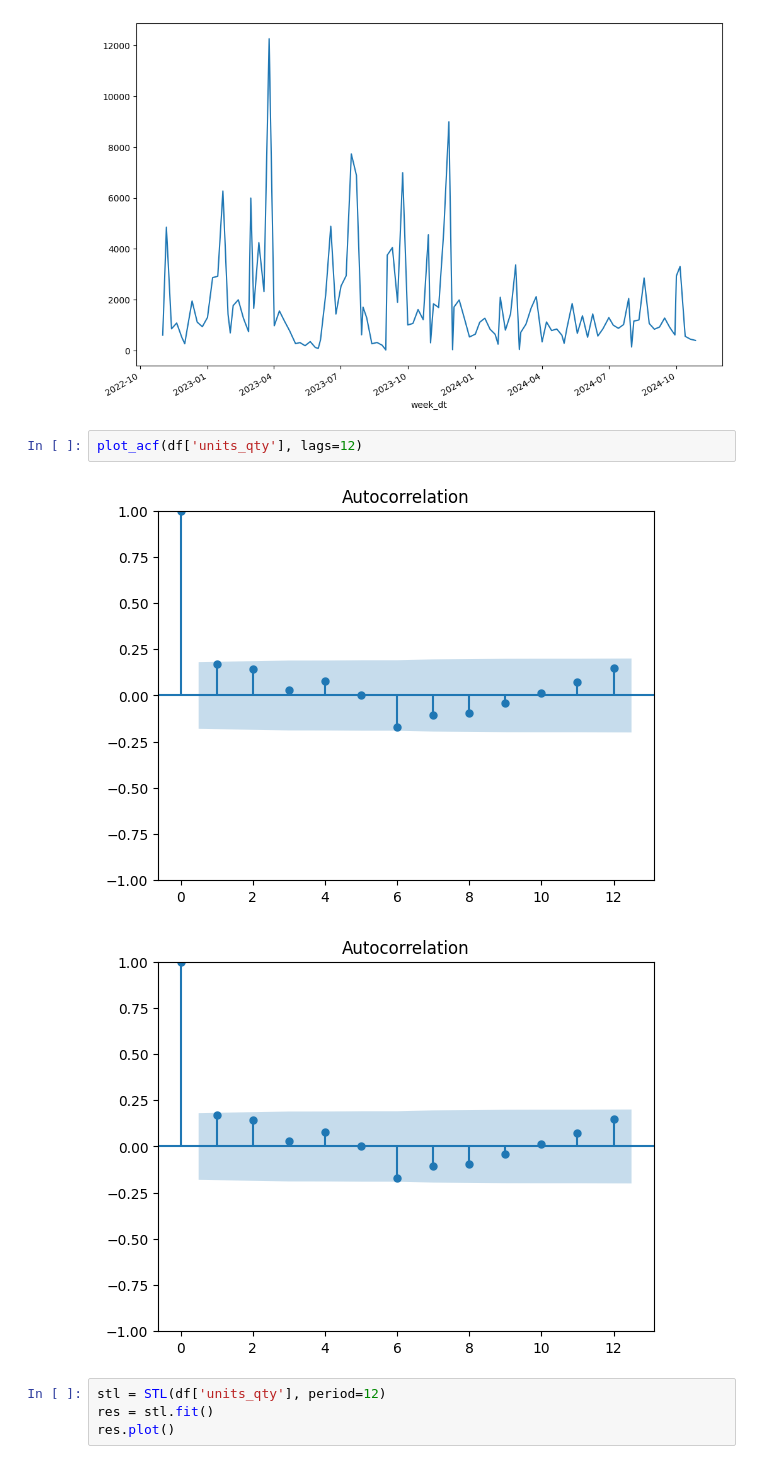
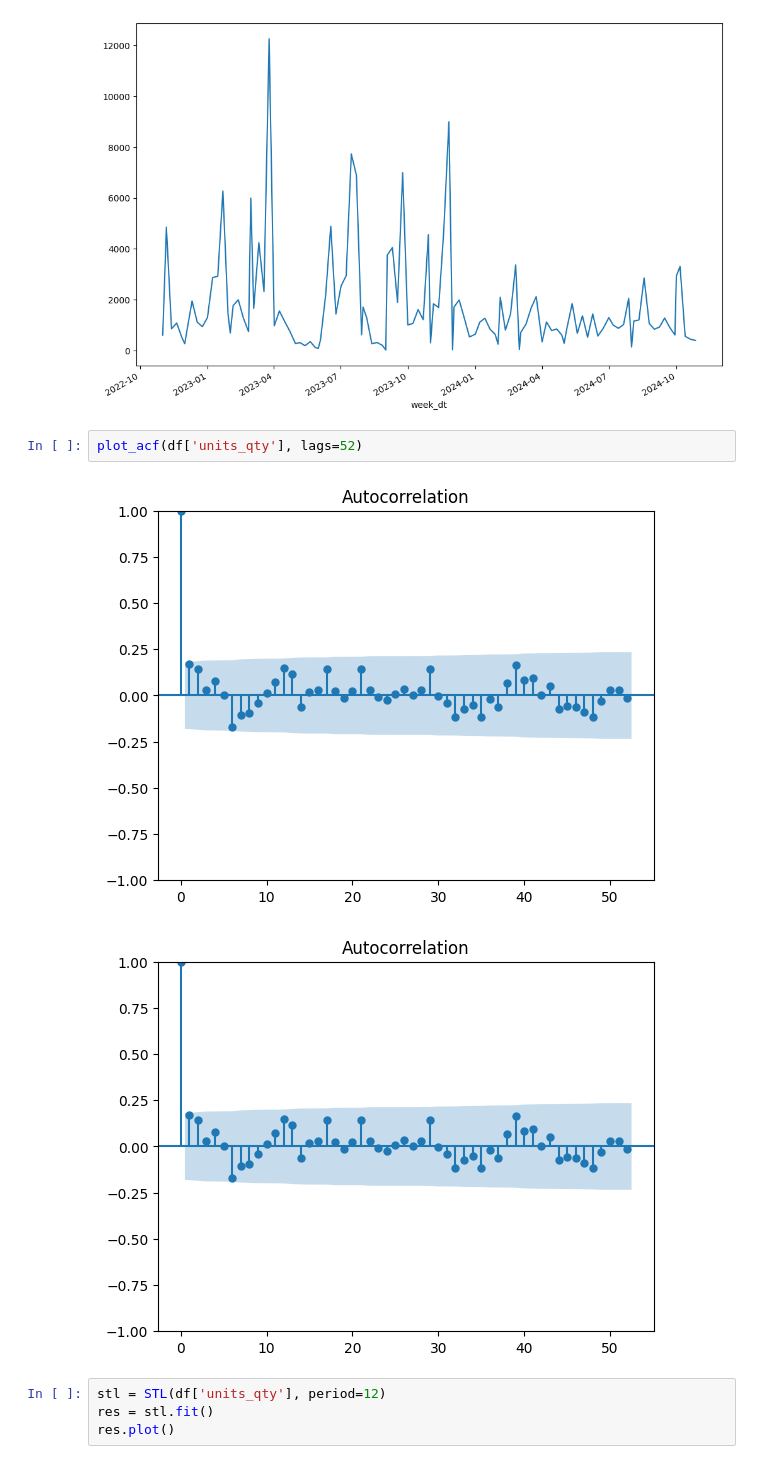
Before and after one commit to HenryJKS/kaggle-cases, a Jupyter notebook: IQVIA - Projeto Semanal de Demanda/Model - Sarimax.ipynb, the cells around one changed output. Cells and saved outputs as stored; diff of their text form.

```diff
--- a/IQVIA - Projeto Semanal de Demanda/Model - Sarimax.ipynb
+++ b/IQVIA - Projeto Semanal de Demanda/Model - Sarimax.ipynb
@@ -52,10 +53,10 @@ plt.show()
 # %% [output]
 [figure]
 # %%
-plot_acf(df['units_qty'], lags=12)
+plot_acf(df['units_qty'], lags=52)
 # %% [output]
-[figure, old version]
+[figure, new version]
-[figure, old version]
+[figure, new version]
 # %%
 stl = STL(df['units_qty'], period=12)
 res = stl.fit()
```
Also changed, not shown: parts of 4 cells of this notebook, 1 other file.
